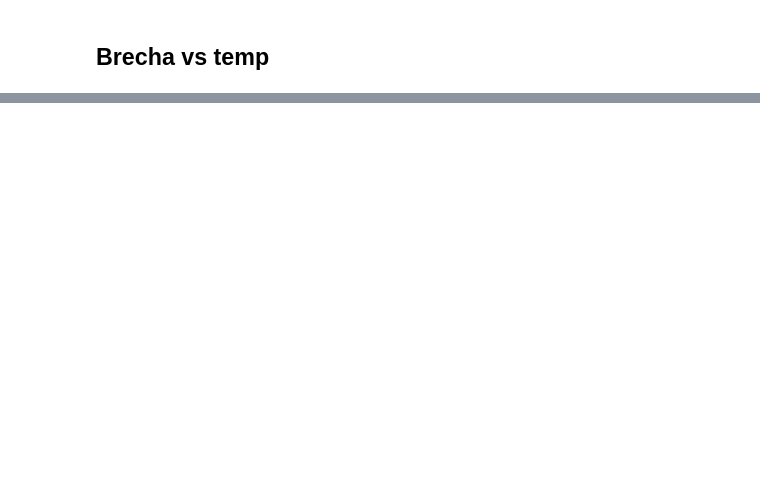
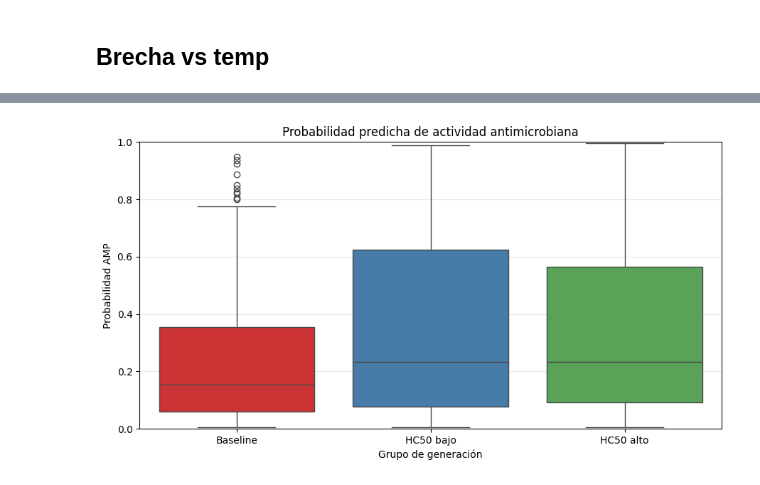
Before and after one commit to Nikolexion/GenerativeDeepLearning, a Jupyter notebook: GDL.ipynb, the cells around one changed output, grey strips where cells are left out. Cells and saved outputs as stored; diff of their text form; code cells hidden in the pictures; blank space fills up the shorter version.

```diff
--- a/GDL.ipynb
+++ b/GDL.ipynb
@@ -1760,0 +2467,19 @@ Probabilidad de superioridad: 0.5754
+# %%
+# Preparar las secuencias generadas en formato FASTA
+
+from pathlib import Path
+
+fasta_path = Path("secuencias_generadas.fasta")
+
+with open(fasta_path, "w") as f:
+    for grupo, secuencias in secuencias_comparacion.items():
+
+        nombre_grupo = grupo.replace(" ", "_")
+
+        for i, secuencia in enumerate(secuencias):
+            f.write(f">{nombre_grupo}_{i+1}\n")
+            f.write(f"{secuencia}\n")
+
+print(f"Archivo creado: {fasta_path}")
+print(f"Total de secuencias: {sum(len(s) for s in secuencias_comparacion.values())}")
+print(f"Tamaño: {fasta_path.stat().st_size / 1024:.2f} KB")
@@ -1760,0 +2515,51 @@ Probabilidad de superioridad: 0.5754
+# %%
+import seaborn as sns
+import matplotlib.pyplot as plt
+
+# Cargar resultados
+df_amp = pd.read_csv("resultados_ampidentifier/predictions_voting.csv")
+
+# Identificar el grupo de cada secuencia
+def identificar_grupo(id_secuencia):
+    if id_secuencia.startswith("Baseline_"):
+        return "Baseline"
+    elif id_secuencia.startswith("Condicionado_HC50_bajo_"):
+        return "HC50 bajo"
+    elif id_secuencia.startswith("Condicionado_HC50_alto_"):
+        return "HC50 alto"
+
+df_amp["grupo"] = df_amp["ID"].apply(identificar_grupo)
+
+# Orden de los grupos
+orden = ["Baseline", "HC50 bajo", "HC50 alto"]
+
+# Crear figura
+plt.figure(figsize=(9, 5))
+
+# Usar una paleta de colores para que cada caja sea de distinto color
+sns.boxplot(
+    data=df_amp,
+    x="grupo",
+    y="probability_AMP",
+    order=orden,
+    palette="Set1",
+    hue="grupo",
+    legend=False
+)
+
+plt.title("Probabilidad predicha de actividad antimicrobiana")
+plt.xlabel("Grupo de generación")
+plt.ylabel("Probabilidad AMP")
+plt.ylim(0, 1)
+plt.grid(axis="y", alpha=0.3)
+
+plt.tight_layout()
+plt.savefig(
+    f"{PROC_DIR}/Probabilidad_AMP_baseline_vs_alto_y_bajo.png",
+    dpi=200,
+    bbox_inches="tight"
+)
+
+plt.show()
+# %% [output]
+[figure, added]
```
Also changed, not shown: parts of 29 cells of this notebook.
